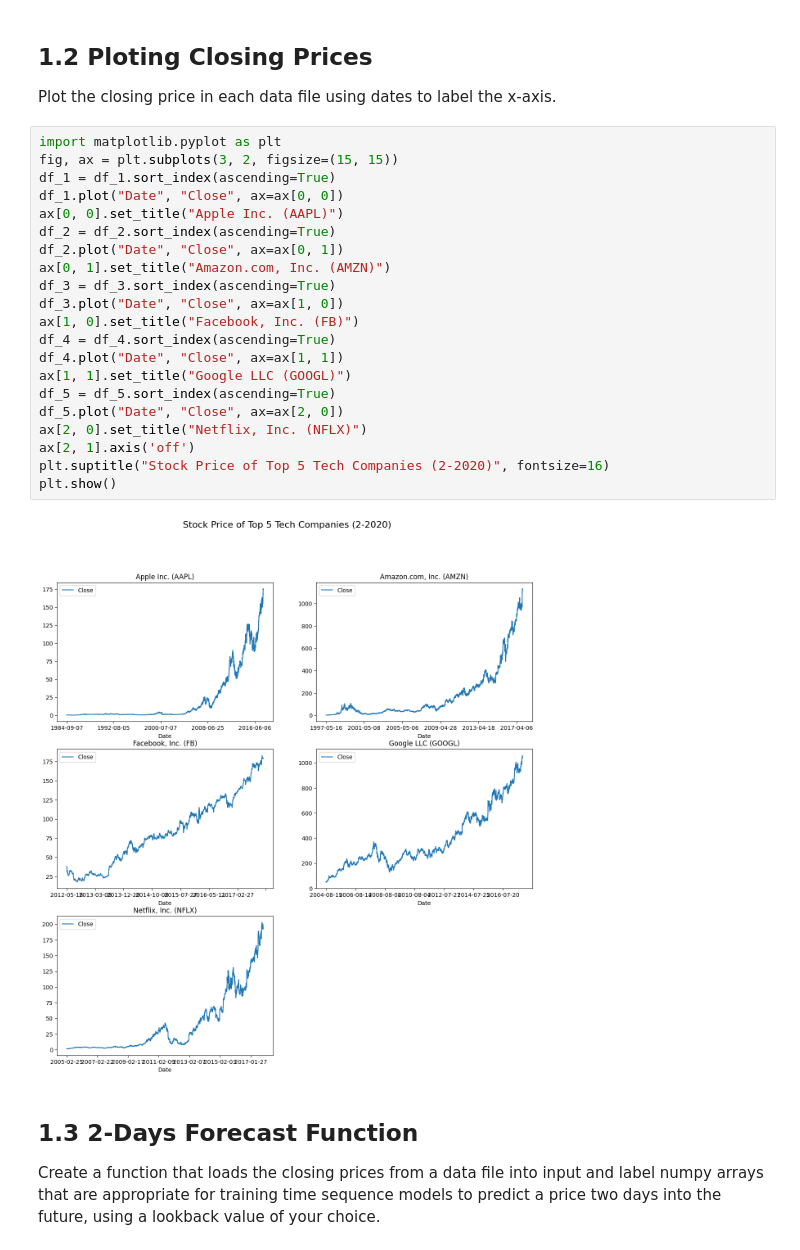
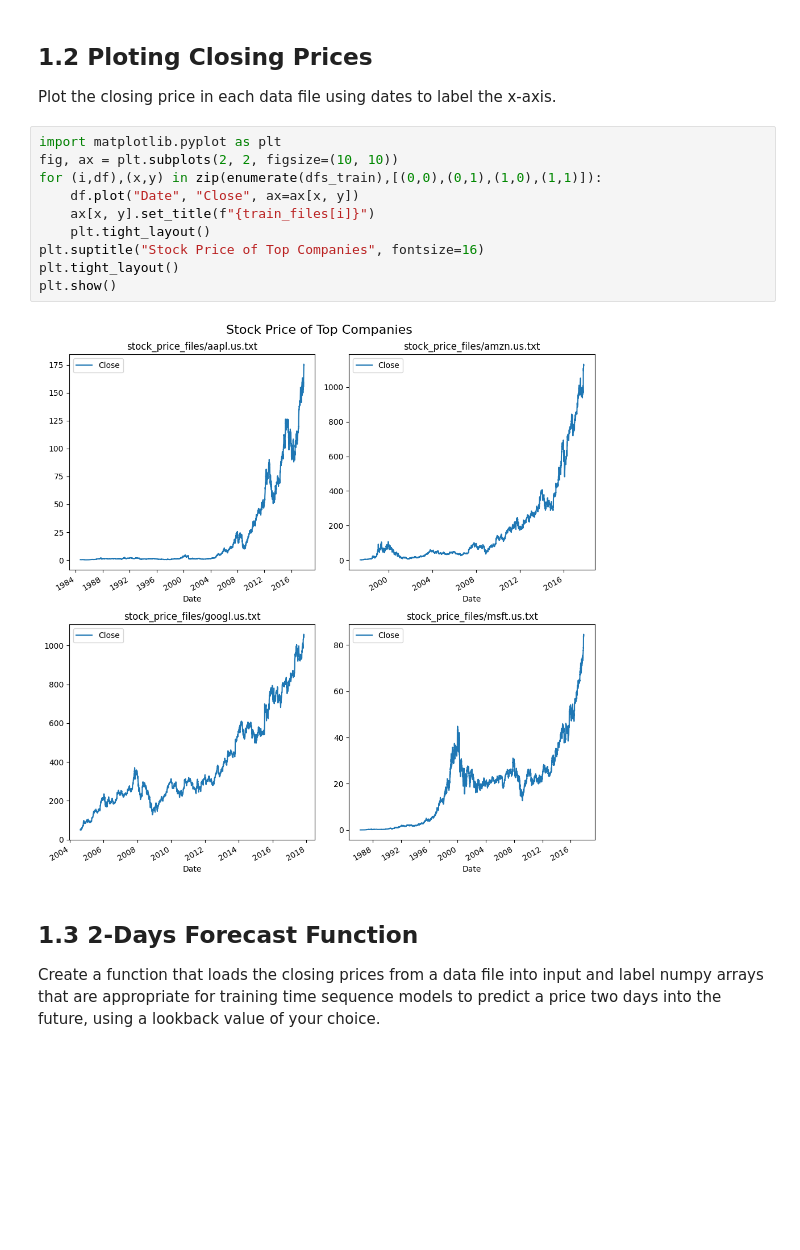
Before and after one commit to DanielMelo46/Neural_Networks_Assignment_1, a Jupyter notebook: assignment_5.ipynb, the cells around one changed output. Cells and saved outputs as stored; diff of their text form; blank space fills up the shorter version.

```diff
--- a/assignment_5.ipynb
+++ b/assignment_5.ipynb
@@ -33,29 +55,18 @@ df_5 = pd.read_csv('stock_price_files/nflx.us.txt')
 # %% [markdown]
 ## 1.2 Ploting Closing Prices
 Plot the closing price in each data file using dates to label the x-axis.
-# %%
-import matplotlib.pyplot as plt
-fig, ax = plt.subplots(3, 2, figsize=(15, 15))
-df_1 = df_1.sort_index(ascending=True)
-df_1.plot("Date", "Close", ax=ax[0, 0])
-ax[0, 0].set_title("Apple Inc. (AAPL)")
-df_2 = df_2.sort_index(ascending=True)
-df_2.plot("Date", "Close", ax=ax[0, 1])
-ax[0, 1].set_title("Amazon.com, Inc. (AMZN)")
-df_3 = df_3.sort_index(ascending=True)
-df_3.plot("Date", "Close", ax=ax[1, 0])
-ax[1, 0].set_title("Facebook, Inc. (FB)")
-df_4 = df_4.sort_index(ascending=True)
-df_4.plot("Date", "Close", ax=ax[1, 1])
-ax[1, 1].set_title("Google LLC (GOOGL)")
-df_5 = df_5.sort_index(ascending=True)
-df_5.plot("Date", "Close", ax=ax[2, 0])
-ax[2, 0].set_title("Netflix, Inc. (NFLX)")
-ax[2, 1].axis('off')
-plt.suptitle("Stock Price of Top 5 Tech Companies (2-2020)", fontsize=16)
-plt.show()
-# %% [output]
-[figure, removed]
+# %%
+import matplotlib.pyplot as plt
+fig, ax = plt.subplots(2, 2, figsize=(10, 10))
+for (i,df),(x,y) in zip(enumerate(dfs_train),[(0,0),(0,1),(1,0),(1,1)]):
+    df.plot("Date", "Close", ax=ax[x, y])
+    ax[x, y].set_title(f"{train_files[i]}")
+    plt.tight_layout()
+plt.suptitle("Stock Price of Top Companies", fontsize=16)
+plt.tight_layout()
+plt.show()
+# %% [output]
+[figure, added]
 # %% [markdown]
 ## 1.3 2-Days Forecast Function
 Create a function that loads the closing prices from a data file into input and label numpy arrays that are appropriate for training time sequence models to predict a price two days into the future, using a lookback value of your choice.
```
Also changed, not shown: parts of 10 cells of this notebook.
